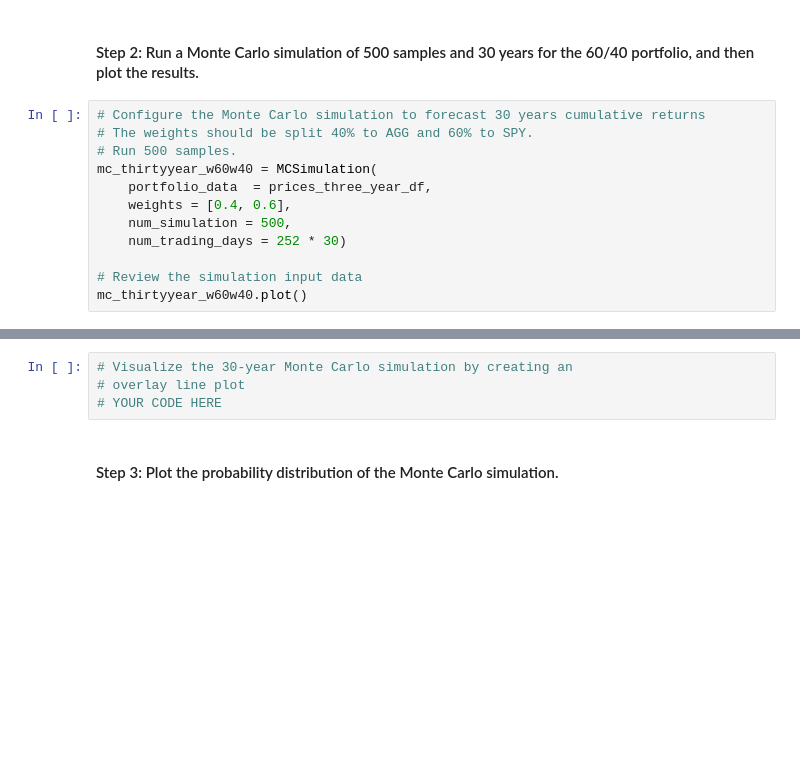
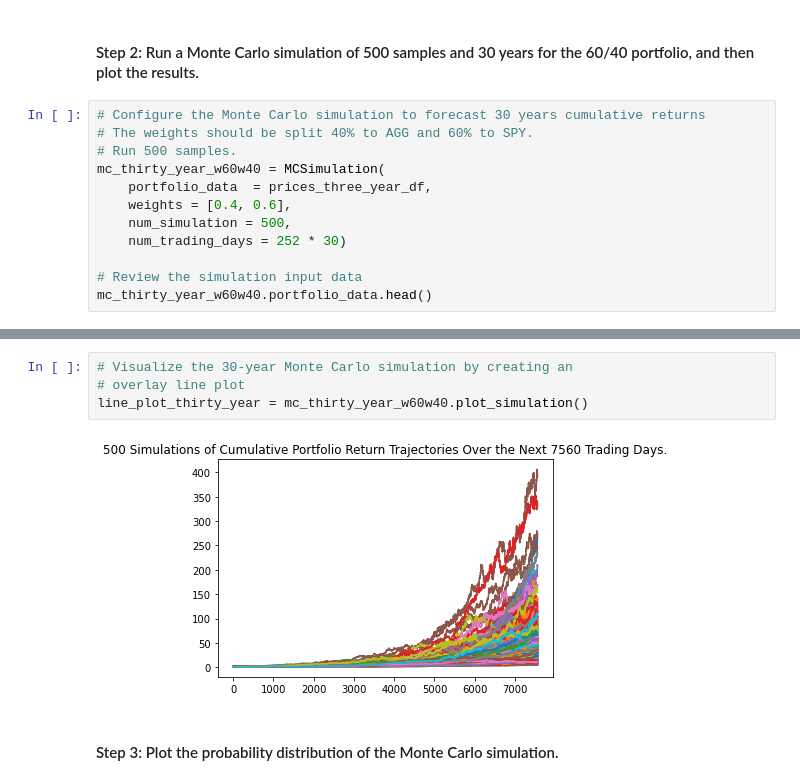
Before and after one commit to rulo96z/Financial_Simulation_APIs, a Jupyter notebook: financial_planning_tools.ipynb, the cells around one changed output, grey strips where cells are left out. Saved outputs shown, nothing was run; the diff lists cells and outputs as text; blank space fills up the shorter version.

```diff
--- a/financial_planning_tools.ipynb
+++ b/financial_planning_tools.ipynb
@@ -472,12 +472,12 @@ display(prices_three_year_df.tail())
 # Configure the Monte Carlo simulation to forecast 30 years cumulative returns
 # The weights should be split 40% to AGG and 60% to SPY.
 # Run 500 samples.
-mc_thirtyyear_w60w40 = MCSimulation(
+mc_thirty_year_w60w40 = MCSimulation(
     portfolio_data  = prices_three_year_df,
     weights = [0.4, 0.6],
     num_simulation = 500,
     num_trading_days = 252 * 30)
 
 # Review the simulation input data
-mc_thirtyyear_w60w40.plot()
+mc_thirty_year_w60w40.portfolio_data.head()
 # %% [output]
@@ -488,7 +526,9 @@ AttributeError: 'MCSimulation' object has no attribute 'plot'
 # %%
 # Visualize the 30-year Monte Carlo simulation by creating an
 # overlay line plot
-# YOUR CODE HERE
+line_plot_thirty_year = mc_thirty_year_w60w40.plot_simulation()
+# %% [output]
+[figure, added]
 # %% [markdown]
 #### Step 3: Plot the probability distribution of the Monte Carlo simulation.
 # %%
```
Also changed, not shown: parts of 26 cells of this notebook.
